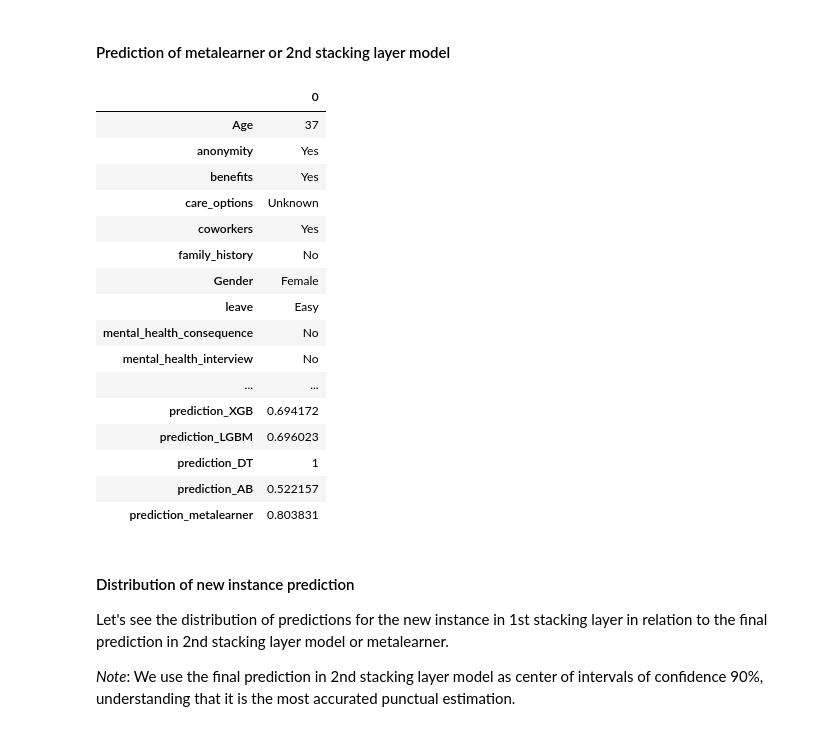
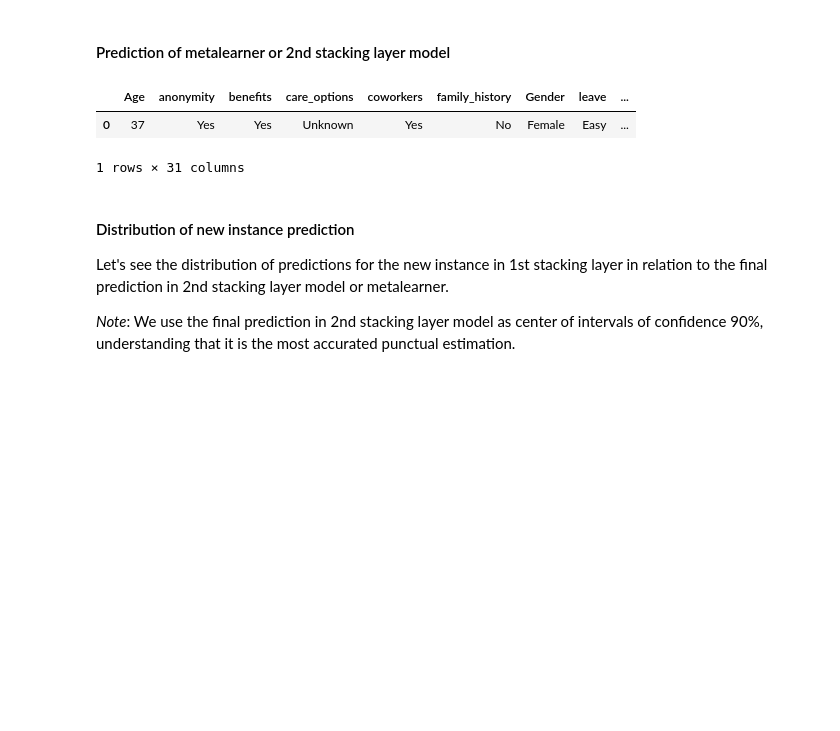
Before and after one commit to alvarorgaz/Research-on-Feature-Importance-for-Stacking-Models, a Jupyter notebook: 5. Predicting a new instance.ipynb, the cells around one changed output. Drawn from its saved outputs; the diff is of its cells as text; code cells hidden in the pictures; blank space fills up the shorter version.

```diff
--- a/5. Predicting a new instance.ipynb
+++ b/5. Predicting a new instance.ipynb
@@ -95,25 +80,11 @@ columns_predictions = ['prediction_'+model for model in models.keys()]
 metalearner = pickle.load(open('Data/model_layer2_metalearner.dat','rb'))
 new_data_raw['prediction_metalearner'] = metalearner.predict_proba(new_data_raw[columns_predictions])[:,1]
 # %%
-new_data_raw.T
+new_data_raw
 # %% [output]
-|  | 0 |
-| Age | 37 |
-| anonymity | Yes |
-| benefits | Yes |
-| care_options | Unknown |
-| coworkers | Yes |
-| family_history | No |
-| Gender | Female |
-| leave | Easy |
-| mental_health_consequence | No |
-| mental_health_interview | No |
-| ... | ... |
-| prediction_XGB | 0.694172 |
-| prediction_LGBM | 0.696023 |
-| prediction_DT | 1 |
-| prediction_AB | 0.522157 |
-| prediction_metalearner | 0.803831 |
+|  | Age | anonymity | benefits | care_options | coworkers | family_history | Gender | leave | ... |
+| 0 | 37 | Yes | Yes | Unknown | Yes | No | Female | Easy | ... |
+1 rows × 31 columns
 # %% [markdown]
 #### Distribution of new instance prediction
 
```
Also changed, not shown: parts of 7 cells of this notebook.
